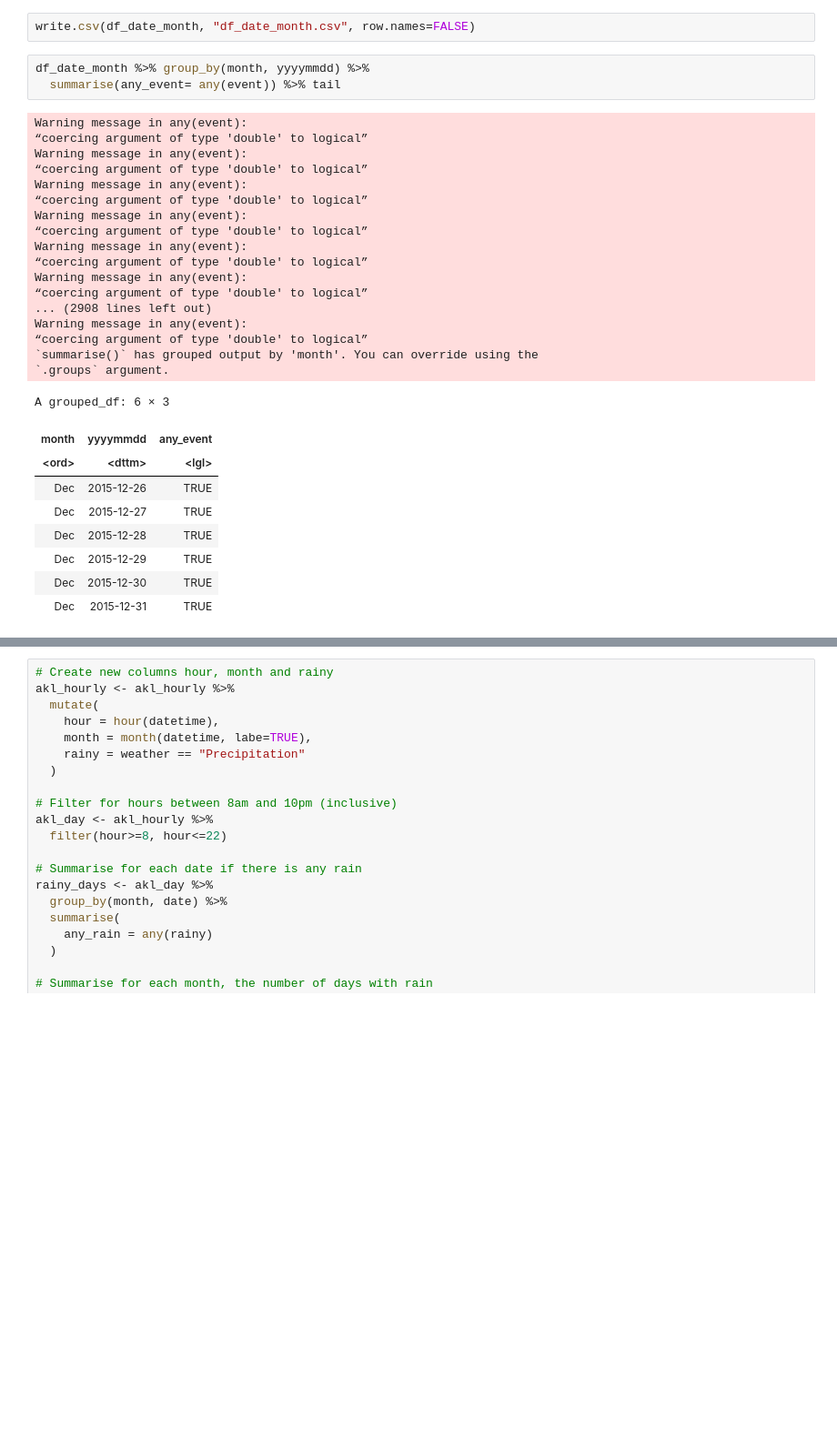
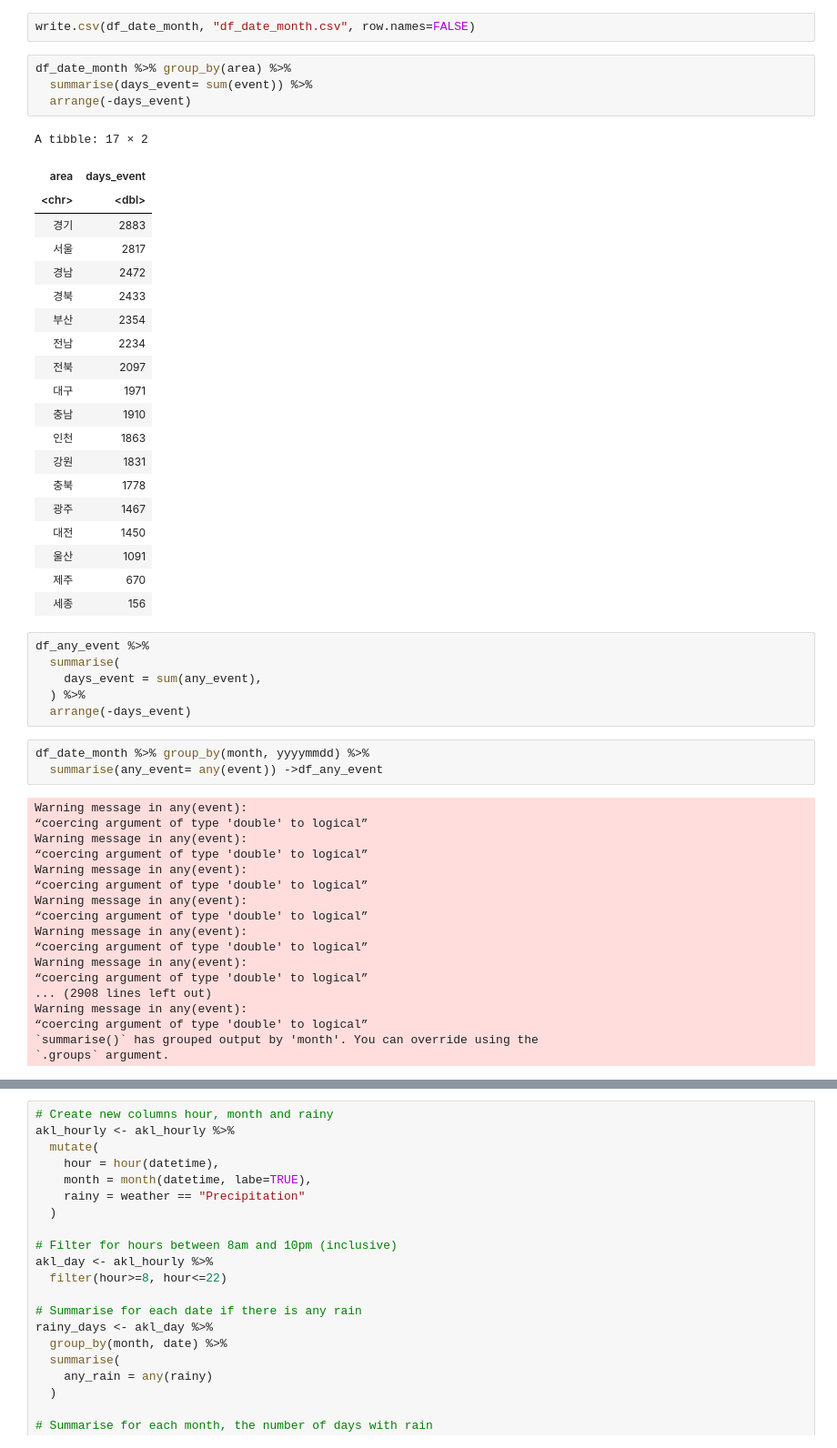
Before and after one commit to min02yam/Prediction-of-Cardiovascular-Disease-Incidence-using-machine-learning, a Jupyter notebook: hospital_Eda.ipynb, the cells around one changed output, grey strips where cells are left out. Shown at 91% size. Cells and saved outputs as stored; diff of their text form; blank space fills up the shorter version.

```diff
--- a/hospital_Eda.ipynb
+++ b/hospital_Eda.ipynb
@@ -490,9 +494,40 @@ event  Jan  Feb  Mar  Apr  May  Jun  Jul  Aug  Sep  Oct  Nov  Dec
 ###- df_date_month 저장
 # %%
 write.csv(df_date_month, "df_date_month.csv", row.names=FALSE)
+# %%
+df_date_month %>% group_by(area) %>%
+  summarise(days_event= sum(event)) %>%
+  arrange(-days_event)
+# %% [output]
+A tibble: 17 × 2
+| area | days_event |
+| <chr> | <dbl> |
+| 경기 | 2883 |
+| 서울 | 2817 |
+| 경남 | 2472 |
+| 경북 | 2433 |
+| 부산 | 2354 |
+| 전남 | 2234 |
+| 전북 | 2097 |
+| 대구 | 1971 |
+| 충남 | 1910 |
+| 인천 | 1863 |
+| 강원 | 1831 |
+| 충북 | 1778 |
+| 광주 | 1467 |
+| 대전 | 1450 |
+| 울산 | 1091 |
+| 제주 | 670 |
+| 세종 | 156 |
+# %%
+df_any_event %>%
+  summarise(
+    days_event = sum(any_event),
+  ) %>%
+  arrange(-days_event)
 # %%
 df_date_month %>% group_by(month, yyyymmdd) %>%
-  summarise(any_event= any(event)) %>% tail
+  summarise(any_event= any(event)) ->df_any_event
 # %% [output]
 Warning message in any(event):
 “coercing argument of type 'double' to logical”
@@ -511,12 +546,3 @@ Warning message in any(event):
 “coercing argument of type 'double' to logical”
 `summarise()` has grouped output by 'month'. You can override using the
 `.groups` argument.
-A grouped_df: 6 × 3
-| month | yyyymmdd | any_event |
-| <ord> | <dttm> | <lgl> |
-| Dec | 2015-12-26 | TRUE |
-| Dec | 2015-12-27 | TRUE |
-| Dec | 2015-12-28 | TRUE |
-| Dec | 2015-12-29 | TRUE |
-| Dec | 2015-12-30 | TRUE |
-| Dec | 2015-12-31 | TRUE |
```
Also changed, not shown: parts of 10 cells of this notebook.
